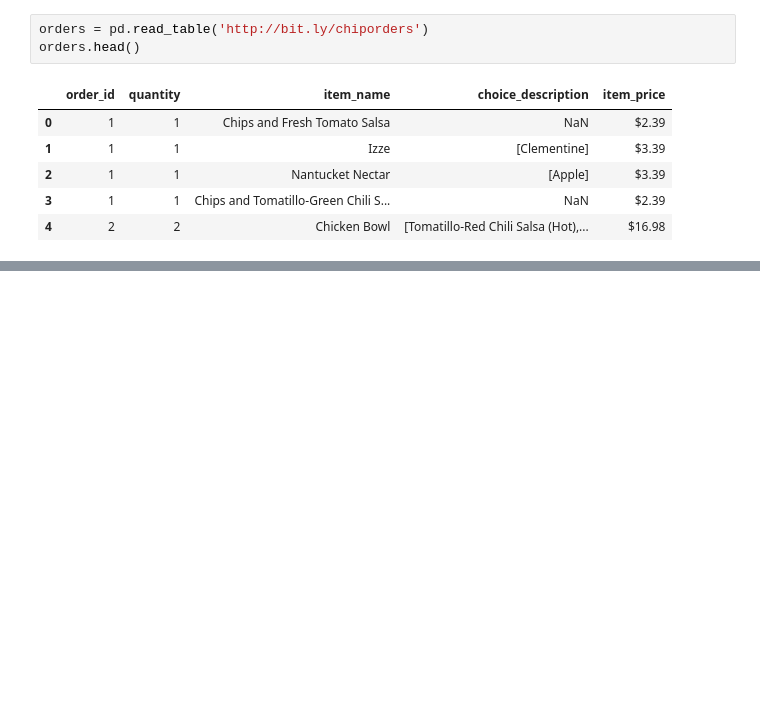
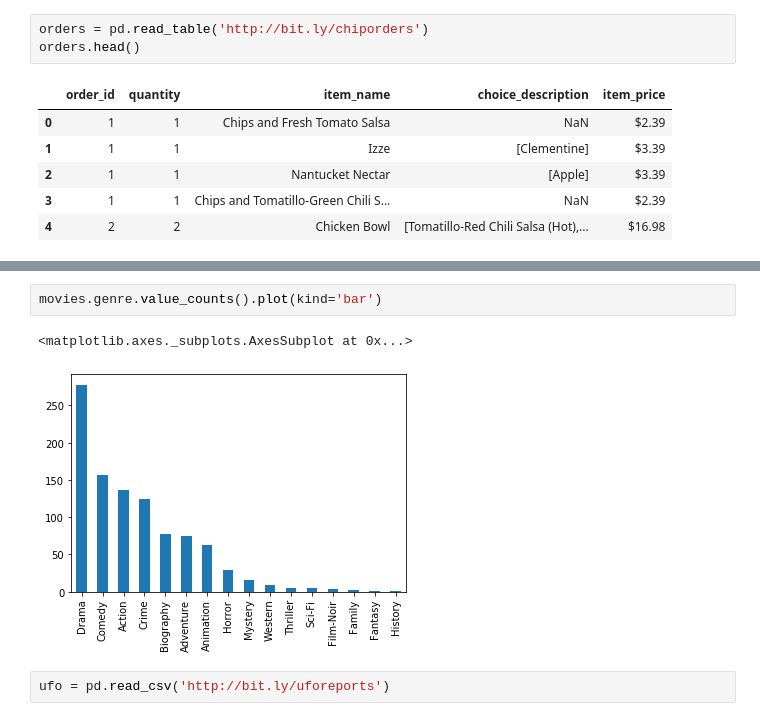
Before and after one commit to DeveloperVivek9/Academics, a Jupyter notebook: Semester 3/Foundations of Data Science/Pandas Dataframe.ipynb, the cells around one changed output, grey strips where cells are left out. Drawn from its saved outputs; the diff is of its cells as text; blank space fills up the shorter version.

```diff
--- a/Semester 3/Foundations of Data Science/Pandas Dataframe.ipynb
+++ b/Semester 3/Foundations of Data Science/Pandas Dataframe.ipynb
@@ -585,0 +892,7 @@ orders.head()
+# %%
+movies.genre.value_counts().plot(kind='bar')
+# %% [output]
+<matplotlib.axes._subplots.AxesSubplot at 0x...>
+[figure, added]
+# %%
+ufo = pd.read_csv('http://bit.ly/uforeports')
```
Also changed, not shown: parts of 47 cells of this notebook, 4 other files.
